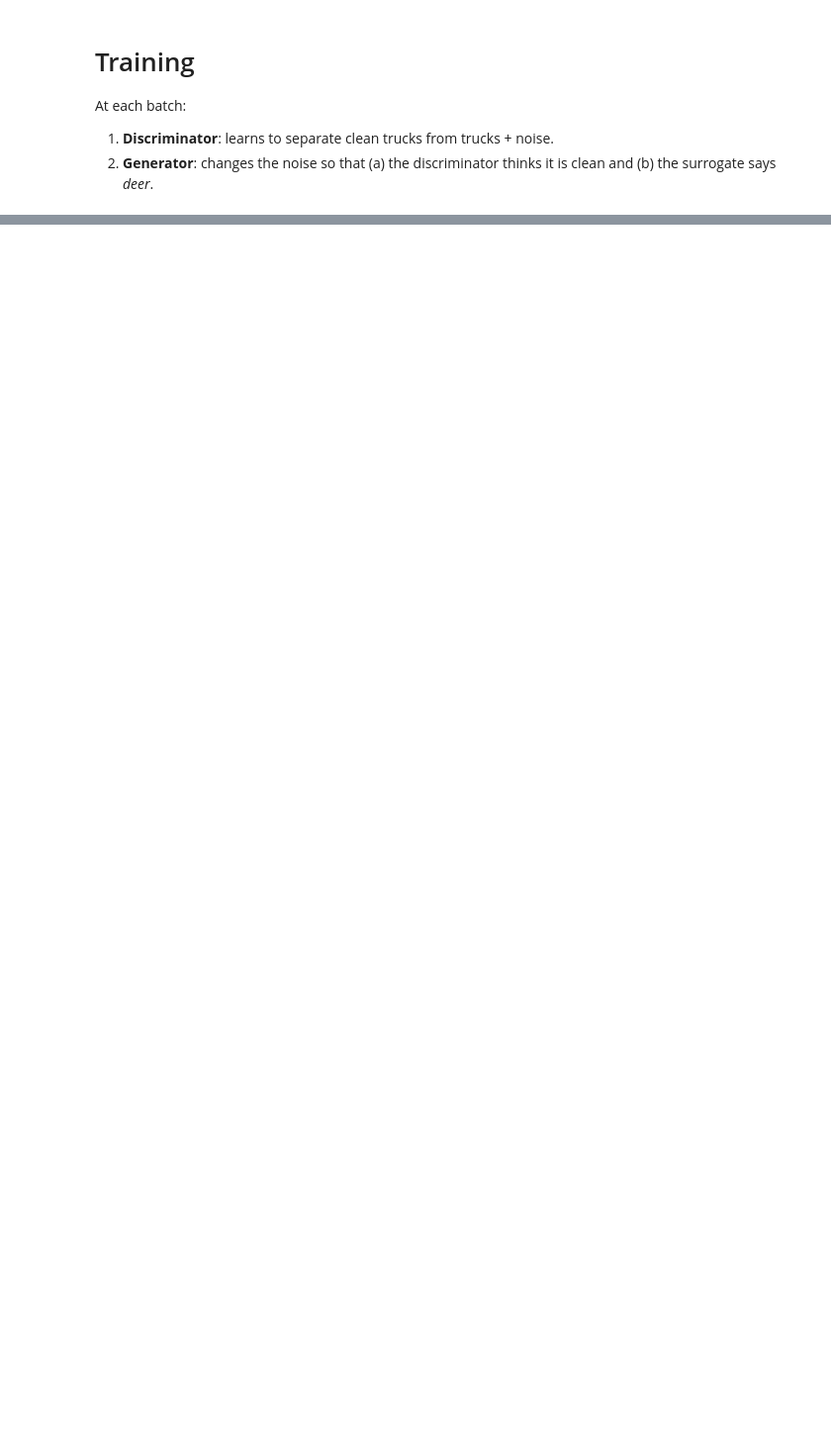
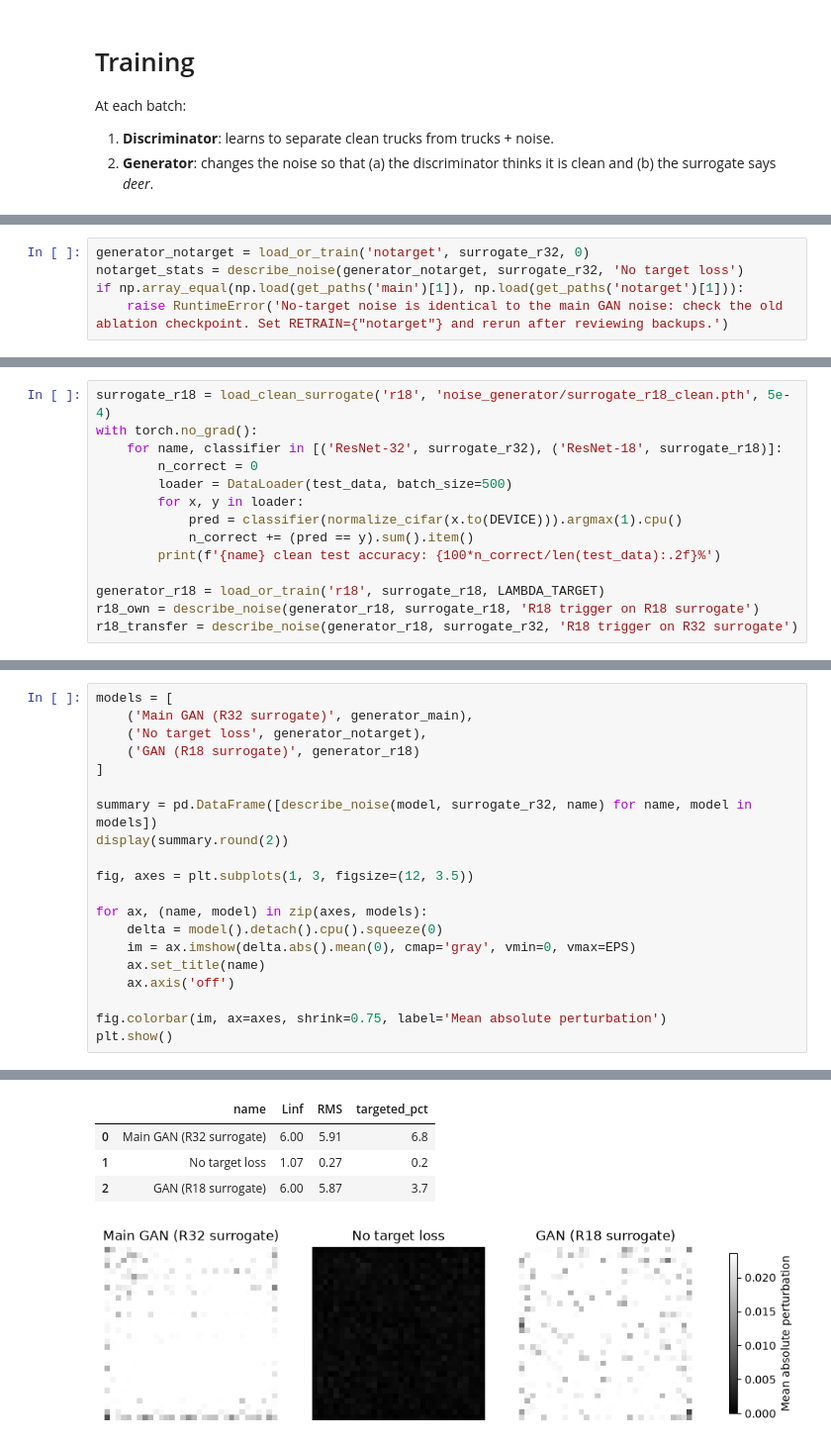
Before and after one commit to nadinehc/FLIP, a Jupyter notebook: universal_noise_gan.ipynb, the cells around one changed output, grey strips where cells are left out. Shown at 99% size. Cells and saved outputs as stored; diff of their text form; blank space fills up the shorter version.

```diff
--- a/universal_noise_gan.ipynb
+++ b/universal_noise_gan.ipynb
@@ -282,0 +241,5 @@ At the end, the expert prints `clean_test_acc` and `poison_test_acc`: compare th
+# %%
+generator_notarget = load_or_train('notarget', surrogate_r32, 0)
+notarget_stats = describe_noise(generator_notarget, surrogate_r32, 'No target loss')
+if np.array_equal(np.load(get_paths('main')[1]), np.load(get_paths('notarget')[1])):
+    raise RuntimeError('No-target noise is identical to the main GAN noise: check the old ablation checkpoint. Set RETRAIN={"notarget"} and rerun after reviewing backups.')
@@ -282,0 +252,14 @@ At the end, the expert prints `clean_test_acc` and `poison_test_acc`: compare th
+# %%
+surrogate_r18 = load_clean_surrogate('r18', 'noise_generator/surrogate_r18_clean.pth', 5e-4)
+with torch.no_grad():
+    for name, classifier in [('ResNet-32', surrogate_r32), ('ResNet-18', surrogate_r18)]:
+        n_correct = 0
+        loader = DataLoader(test_data, batch_size=500)
+        for x, y in loader:
+            pred = classifier(normalize_cifar(x.to(DEVICE))).argmax(1).cpu()
+            n_correct += (pred == y).sum().item()
+        print(f'{name} clean test accuracy: {100*n_correct/len(test_data):.2f}%')
+
+generator_r18 = load_or_train('r18', surrogate_r18, LAMBDA_TARGET)
+r18_own = describe_noise(generator_r18, surrogate_r18, 'R18 trigger on R18 surrogate')
+r18_transfer = describe_noise(generator_r18, surrogate_r32, 'R18 trigger on R32 surrogate')
@@ -282,0 +276,21 @@ At the end, the expert prints `clean_test_acc` and `poison_test_acc`: compare th
+# %%
+models = [
+    ('Main GAN (R32 surrogate)', generator_main),
+    ('No target loss', generator_notarget),
+    ('GAN (R18 surrogate)', generator_r18)
+]
+
+summary = pd.DataFrame([describe_noise(model, surrogate_r32, name) for name, model in models])
+display(summary.round(2))
+
+fig, axes = plt.subplots(1, 3, figsize=(12, 3.5))
+
+for ax, (name, model) in zip(axes, models):
+    delta = model().detach().cpu().squeeze(0)
+    im = ax.imshow(delta.abs().mean(0), cmap='gray', vmin=0, vmax=EPS)
+    ax.set_title(name)
+    ax.axis('off')
+
+fig.colorbar(im, ax=axes, shrink=0.75, label='Mean absolute perturbation')
+plt.show()
+# %% [output]
@@ -282,0 +300,5 @@ At the end, the expert prints `clean_test_acc` and `poison_test_acc`: compare th
+|  | name | Linf | RMS | targeted_pct |
+| 0 | Main GAN (R32 surrogate) | 6.00 | 5.91 | 6.8 |
+| 1 | No target loss | 1.07 | 0.27 | 0.2 |
+| 2 | GAN (R18 surrogate) | 6.00 | 5.87 | 3.7 |
+[figure, added]
```
Also changed, not shown: parts of 23 cells of this notebook.
